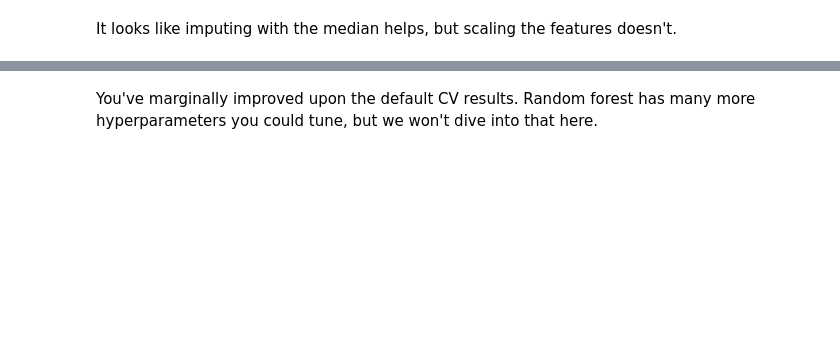
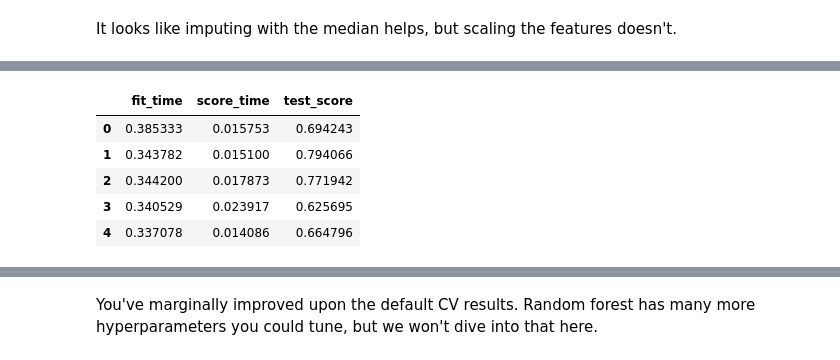
Before and after one commit to MIJUMBO/SpringboardCapstone, a Jupyter notebook: Notebooks/04_preprocessing_and_training.ipynb, the cells around one changed output, grey strips where cells are left out. Saved outputs shown, nothing was run; the diff lists cells and outputs as text; code cells hidden in the pictures; blank space fills up the shorter version.

```diff
--- a/Notebooks/04_preprocessing_and_training.ipynb
+++ b/Notebooks/04_preprocessing_and_training.ipynb
@@ -1011,2 +1080,11 @@ rf_best_scores
+# %%
+pd.DataFrame(rf_best_cv_results)
+# %% [output]
+|  | fit_time | score_time | test_score |
+| 0 | 0.385333 | 0.015753 | 0.694243 |
+| 1 | 0.343782 | 0.015100 | 0.794066 |
+| 2 | 0.344200 | 0.017873 | 0.771942 |
+| 3 | 0.340529 | 0.023917 | 0.625695 |
+| 4 | 0.337078 | 0.014086 | 0.664796 |
 # %%
 np.mean(rf_best_scores), np.std(rf_best_scores)
```
Also changed, not shown: parts of 21 cells of this notebook, 1 other file.
